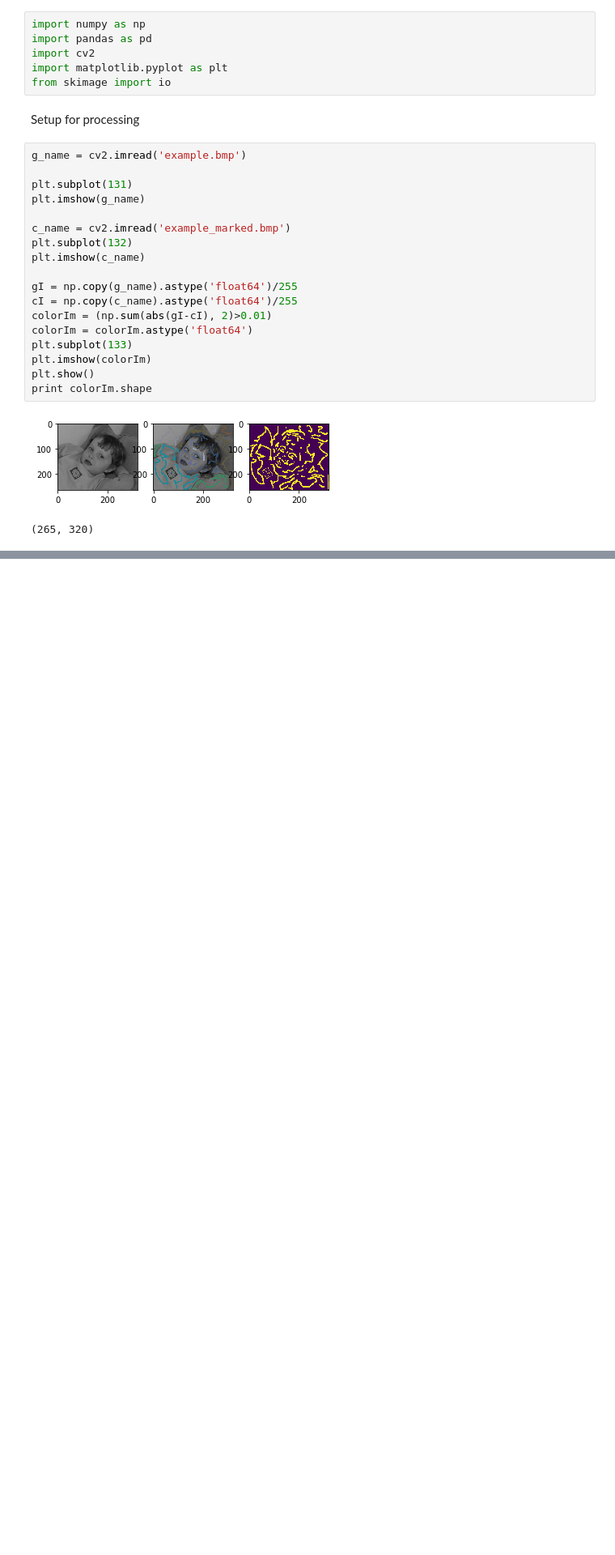
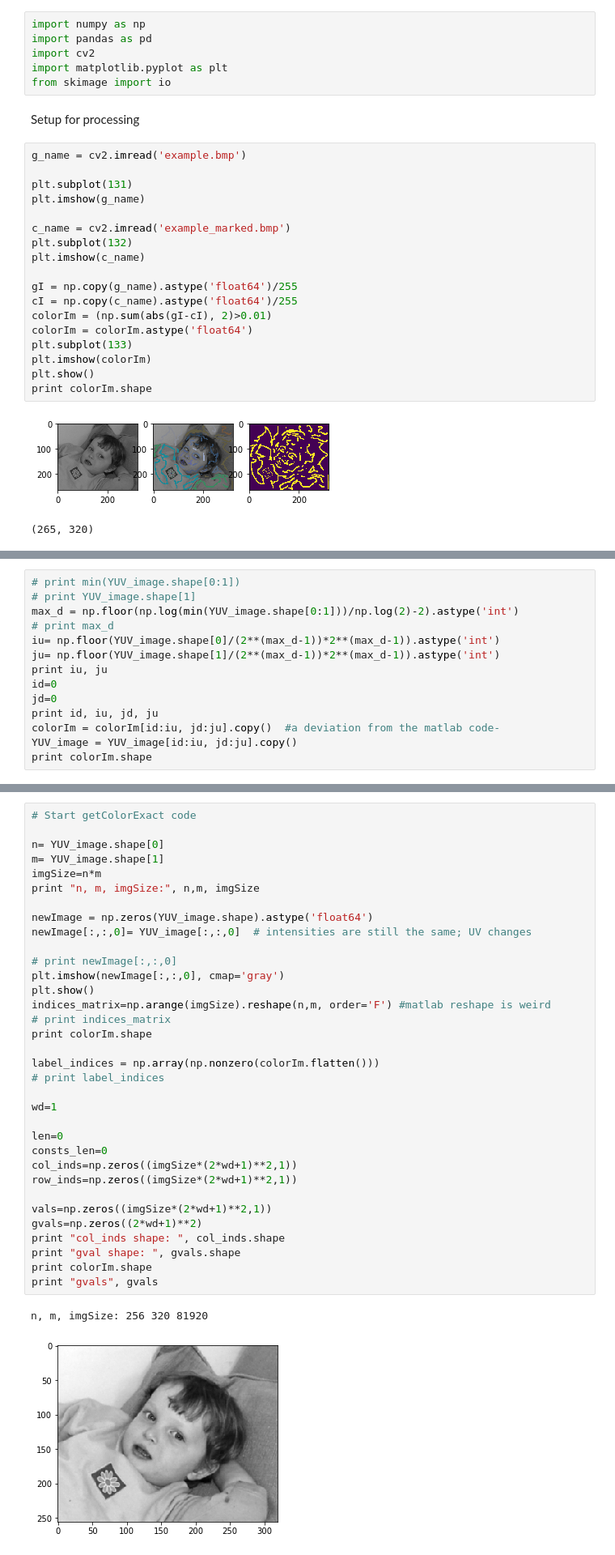
Before and after one commit to frankida/colorization, a Jupyter notebook: colorization_project.ipynb, the cells around one changed output, grey strips where cells are left out. Shown at 81% size. Cells and saved outputs as stored; diff of their text form; blank space fills up the shorter version.

```diff
--- a/colorization_project.ipynb
+++ b/colorization_project.ipynb
@@ -74,3 +73,17 @@ plt.imshow(v, cmap='gray')
 plt.show()
 # %% [output]
 [figure]
+# %%
+# print min(YUV_image.shape[0:1])
+# print YUV_image.shape[1]
+max_d = np.floor(np.log(min(YUV_image.shape[0:1]))/np.log(2)-2).astype('int')
+# print max_d
+iu= np.floor(YUV_image.shape[0]/(2**(max_d-1))*2**(max_d-1)).astype('int')
+ju= np.floor(YUV_image.shape[1]/(2**(max_d-1))*2**(max_d-1)).astype('int')
+print iu, ju
+id=0
+jd=0
+print id, iu, jd, ju
+colorIm = colorIm[id:iu, jd:ju].copy()  #a deviation from the matlab code-
+YUV_image = YUV_image[id:iu, jd:ju].copy()
+print colorIm.shape
@@ -76,0 +94,37 @@ plt.show()
+# %%
+# Start getColorExact code
+
+n= YUV_image.shape[0]
+m= YUV_image.shape[1]
+imgSize=n*m
+print "n, m, imgSize:", n,m, imgSize
+
+newImage = np.zeros(YUV_image.shape).astype('float64')
+newImage[:,:,0]= YUV_image[:,:,0]  # intensities are still the same; UV changes
+
+# print newImage[:,:,0]
+plt.imshow(newImage[:,:,0], cmap='gray')
+plt.show()
+indices_matrix=np.arange(imgSize).reshape(n,m, order='F') #matlab reshape is weird
+# print indices_matrix
+print colorIm.shape
+
+label_indices = np.array(np.nonzero(colorIm.flatten()))
+# print label_indices
+
+wd=1
+
+len=0
+consts_len=0
+col_inds=np.zeros((imgSize*(2*wd+1)**2,1))
+row_inds=np.zeros((imgSize*(2*wd+1)**2,1))
+
+vals=np.zeros((imgSize*(2*wd+1)**2,1))
+gvals=np.zeros((2*wd+1)**2)
+print "col_inds shape: ", col_inds.shape
+print "gval shape: ", gvals.shape
+print colorIm.shape
+print "gvals", gvals
+# %% [output]
+n, m, imgSize: 256 320 81920
+[figure, added]
```
Also changed, not shown: parts of 9 cells of this notebook, 1 other file.
